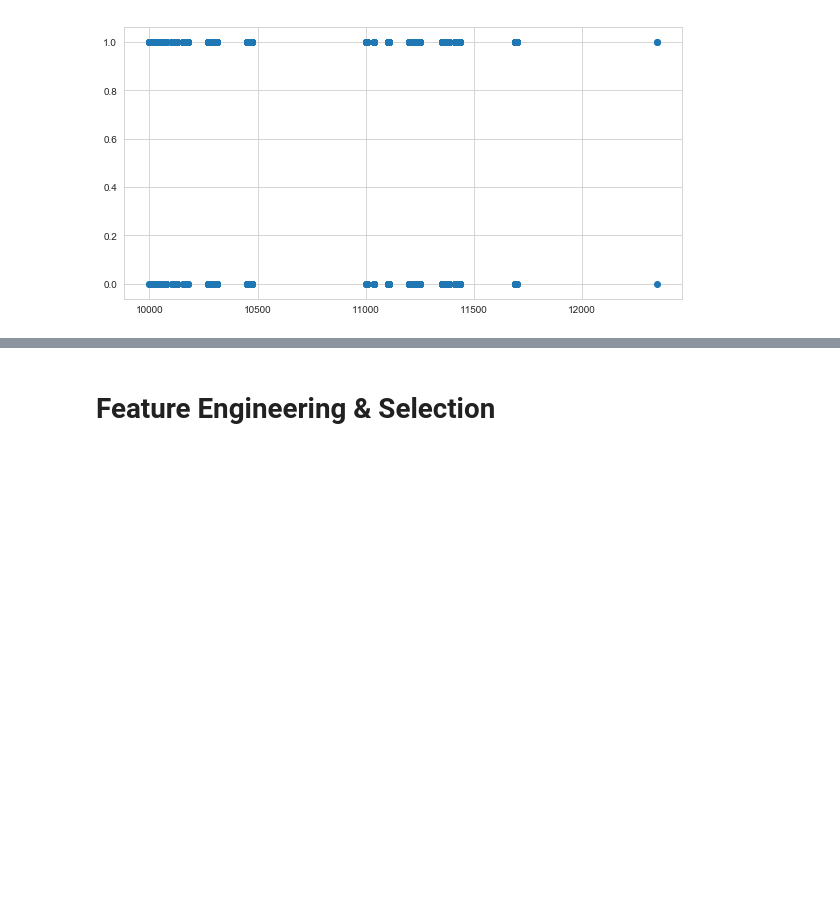
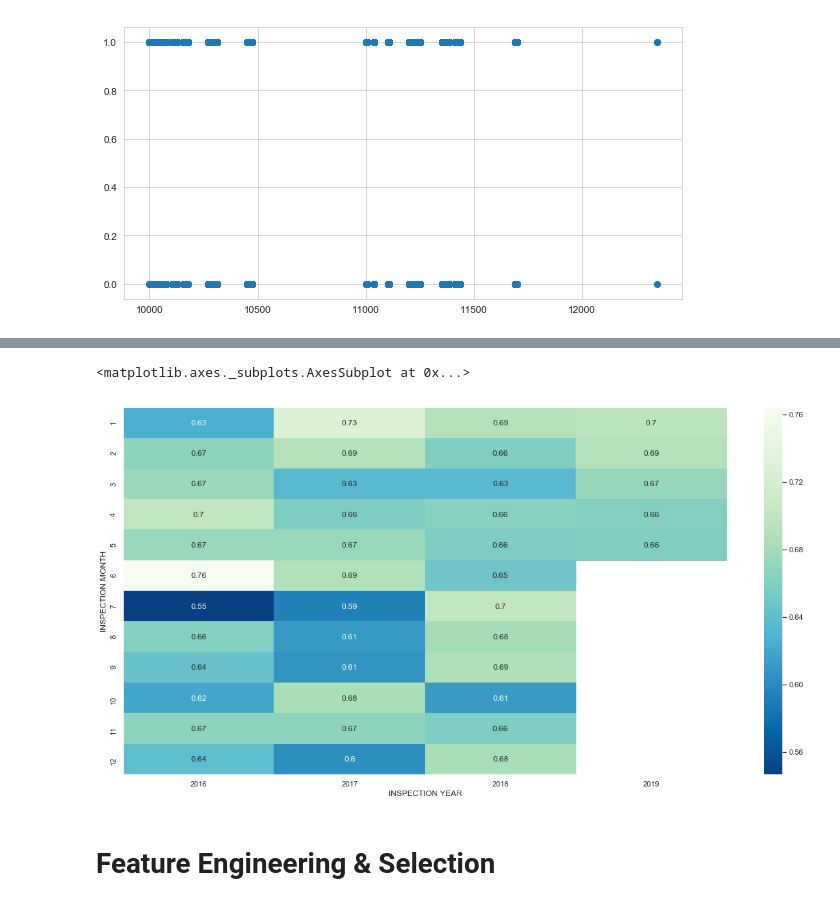
Before and after one commit to deep22kar/random-forest, a Jupyter notebook: EDA.ipynb, the cells around one changed output, grey strips where cells are left out. Drawn from its saved outputs; the diff is of its cells as text; code cells hidden in the pictures; blank space fills up the shorter version.

```diff
--- a/EDA.ipynb
+++ b/EDA.ipynb
@@ -332,3 +391,13 @@ plt.scatter(data['ZIPCODE'], data['GRADE'])
+# %%
+# create table for heatmap visualization (next step)
+dt_grade = data_sub.pivot_table(index='INSPECTION MONTH', columns='INSPECTION YEAR',values='GRADE')
+# %%
+# visualizing the relationship between when restaurant inspection was conducted and grade
+plt.figure(figsize=(20,10))
+sns.heatmap(dt_grade, annot=True, cmap='GnBu_r')
+# %% [output]
+<matplotlib.axes._subplots.AxesSubplot at 0x...>
+[figure, added]
 # %% [markdown]
 # Feature Engineering & Selection
 # %%
```
Also changed, not shown: parts of 5 cells of this notebook.
